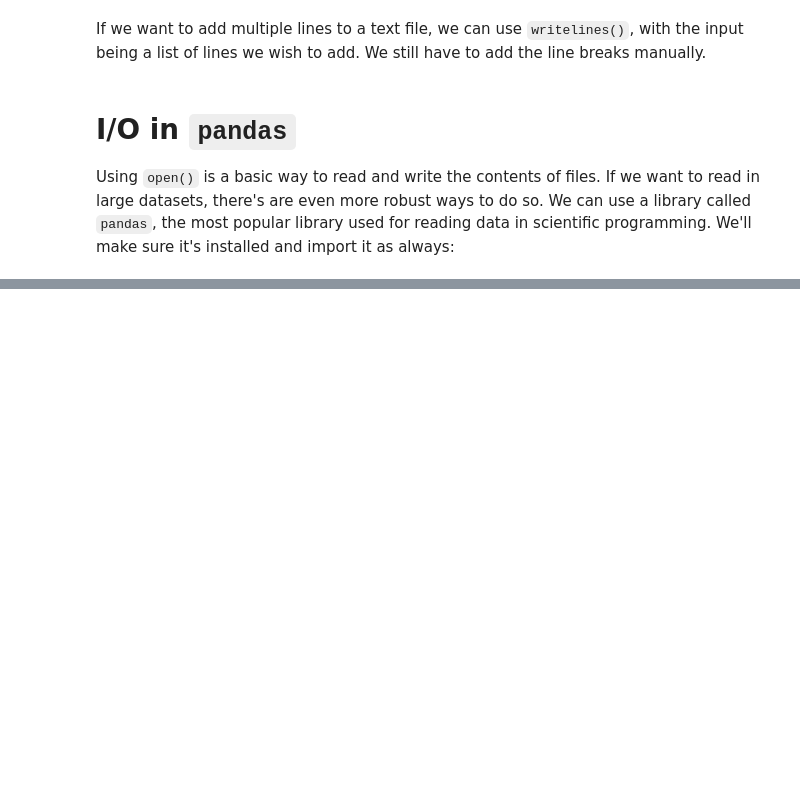
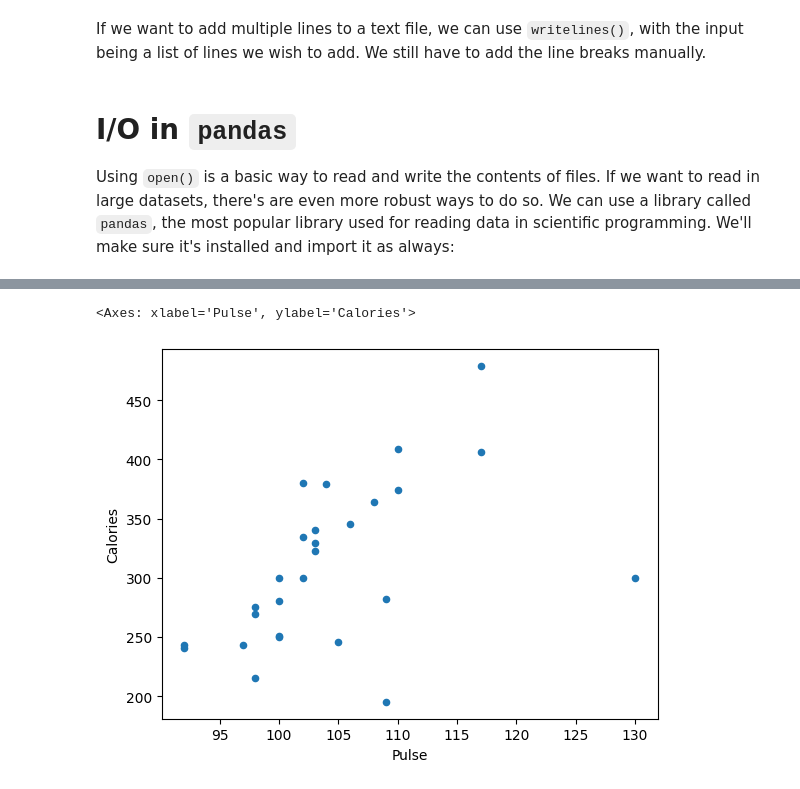
Before and after one commit to acorreia61201/SAOPythonPrimer, a Jupyter notebook: lectures/Lecture7.ipynb, the cells around one changed output, grey strips where cells are left out. Saved outputs shown, nothing was run; the diff lists cells and outputs as text; code cells hidden in the pictures; blank space fills up the shorter version.

```diff
--- a/lectures/Lecture7.ipynb
+++ b/lectures/Lecture7.ipynb
@@ -239,0 +817,5 @@ ModuleNotFoundError: No module named 'pandas'
+# %%
+workout_good.plot.scatter(x='Pulse', y='Calories') # scatterplot of calories burned vs avg pulse
+# %% [output]
+<Axes: xlabel='Pulse', ylabel='Calories'>
+[figure, added]
```
Also changed, not shown: parts of 87 cells of this notebook.
